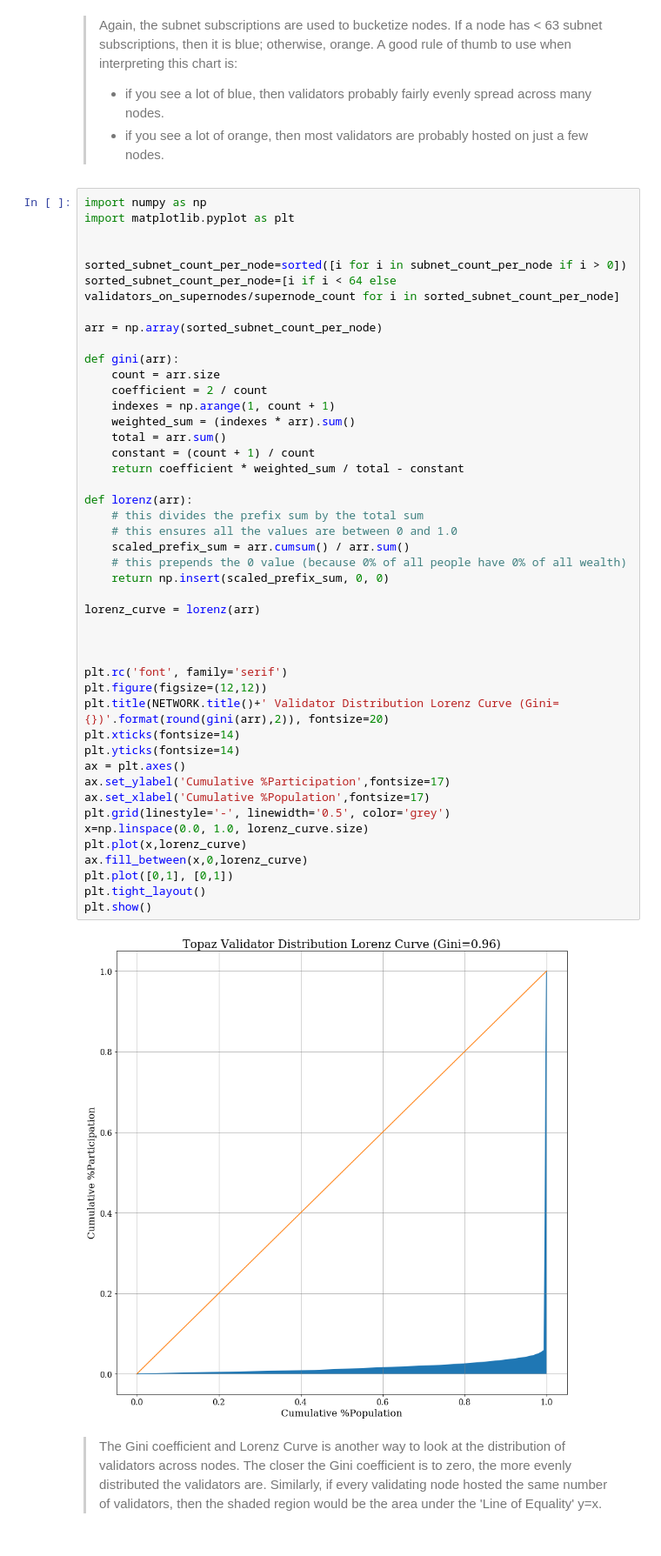
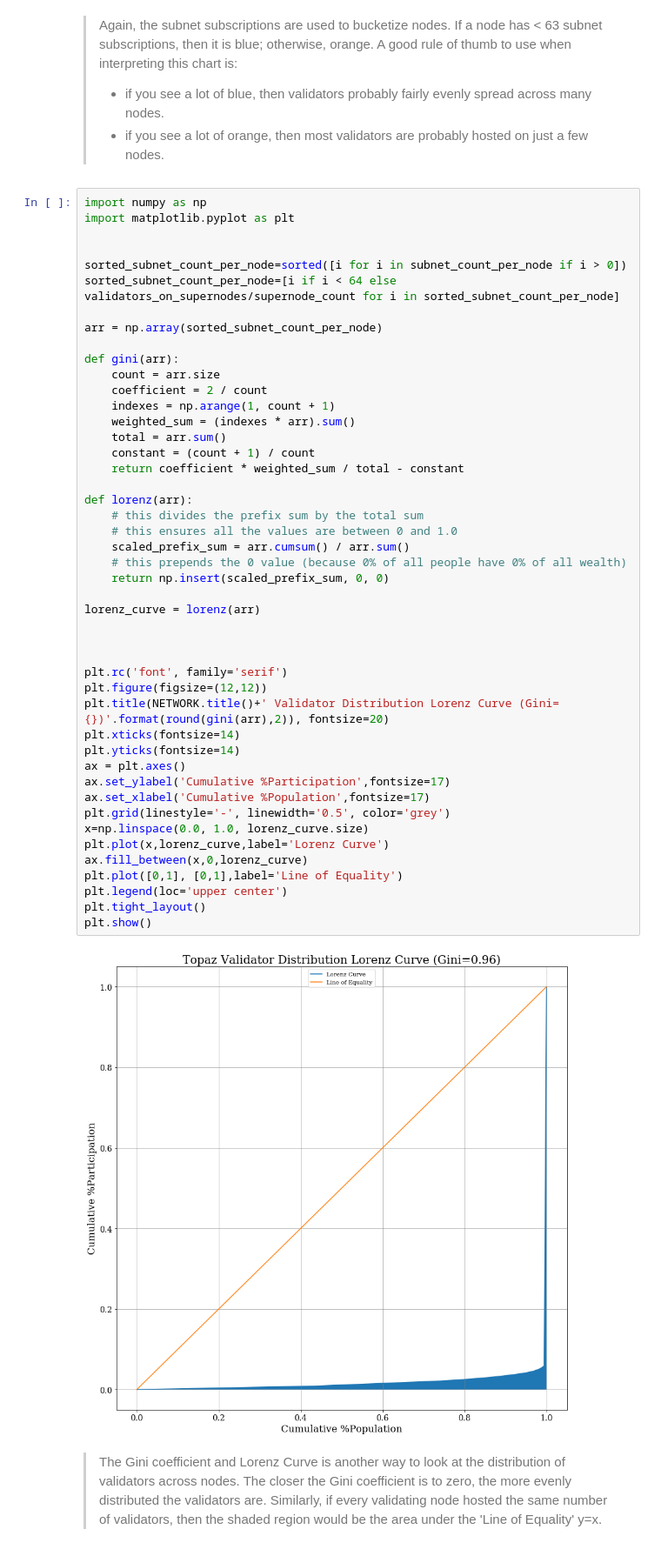
Before and after one commit to jrhea/prkl, a Jupyter notebook: analysis/testnet-analysis.ipynb, the cells around one changed output. Shown at 87% size. Drawn from its saved outputs; the diff is of its cells as text.

Commit message:
adding legend

```diff
--- a/analysis/testnet-analysis.ipynb
+++ b/analysis/testnet-analysis.ipynb
@@ -498,36 +498,37 @@ def gini(arr):
     weighted_sum = (indexes * arr).sum()
     total = arr.sum()
     constant = (count + 1) / count
     return coefficient * weighted_sum / total - constant
 
 def lorenz(arr):
     # this divides the prefix sum by the total sum
     # this ensures all the values are between 0 and 1.0
     scaled_prefix_sum = arr.cumsum() / arr.sum()
     # this prepends the 0 value (because 0% of all people have 0% of all wealth)
     return np.insert(scaled_prefix_sum, 0, 0)
 
 lorenz_curve = lorenz(arr)
 
 
 
 plt.rc('font', family='serif')
 plt.figure(figsize=(12,12))
 plt.title(NETWORK.title()+' Validator Distribution Lorenz Curve (Gini={})'.format(round(gini(arr),2)), fontsize=20)
 plt.xticks(fontsize=14)
 plt.yticks(fontsize=14)
 ax = plt.axes()
 ax.set_ylabel('Cumulative %Participation',fontsize=17)
 ax.set_xlabel('Cumulative %Population',fontsize=17)
 plt.grid(linestyle='-', linewidth='0.5', color='grey')
 x=np.linspace(0.0, 1.0, lorenz_curve.size)
-plt.plot(x,lorenz_curve)
+plt.plot(x,lorenz_curve,label='Lorenz Curve')
 ax.fill_between(x,0,lorenz_curve)
-plt.plot([0,1], [0,1])
+plt.plot([0,1], [0,1],label='Line of Equality')
+plt.legend(loc='upper center')
 plt.tight_layout()
 plt.show()
 # %% [output]
-[figure, old version]
+[figure, new version]
 # %% [markdown]
 > The Gini coefficient and Lorenz Curve is another way to look at the distribution of validators across nodes.  The closer the Gini coefficient is to zero, the more evenly distributed the validators are. Similarly, if every validating node hosted the same number of validators, then the shaded region would be the area under the 'Line of Equality' y=x.
 # %%
```
